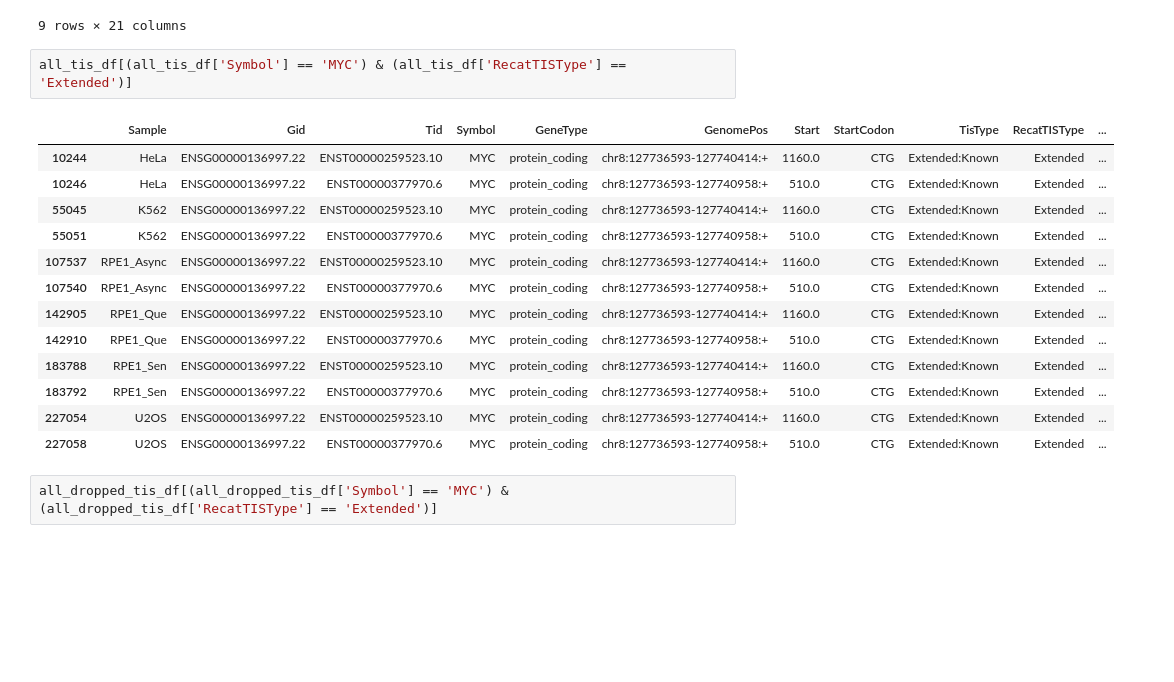
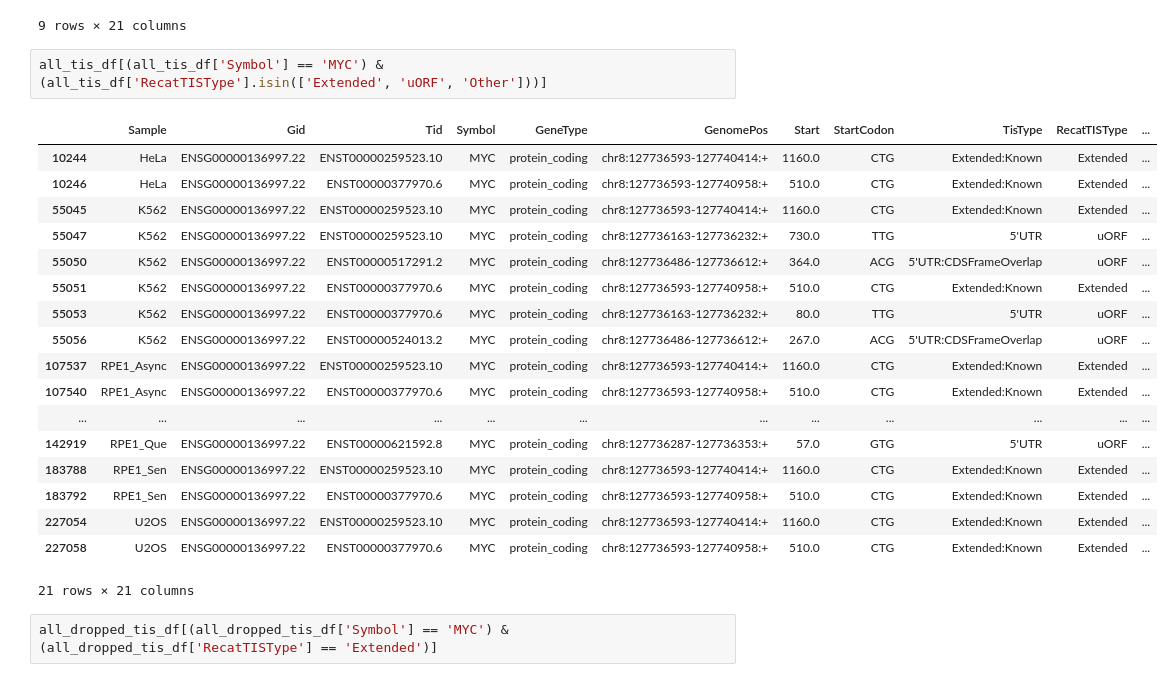
Before and after one commit to cheeseman-lab/coTISja, a Jupyter notebook: src/notebooks/explore_tis_data.ipynb, the cells around one changed output. Cells and saved outputs as stored; diff of their text form; blank space fills up the shorter version.

```diff
--- a/src/notebooks/explore_tis_data.ipynb
+++ b/src/notebooks/explore_tis_data.ipynb
@@ -706,21 +708,26 @@ og_hela_ribotish[(og_hela_ribotish['Symbol'] == 'MYC') & (og_hela_ribotish['TisT
 | 231393 | ENSG00000136997.22 | ENST00000707117.1 | MYC | protein_coding | chr8:127740877-127740958:+ | ATT | 1242 | 1323 | Novel:CDSFrameOverlap | 4 | ... |
 9 rows × 21 columns
 # %%
-all_tis_df[(all_tis_df['Symbol'] == 'MYC') & (all_tis_df['RecatTISType'] == 'Extended')]
+all_tis_df[(all_tis_df['Symbol'] == 'MYC') & (all_tis_df['RecatTISType'].isin(['Extended', 'uORF', 'Other']))]
 # %% [output]
 |  | Sample | Gid | Tid | Symbol | GeneType | GenomePos | Start | StartCodon | TisType | RecatTISType | ... |
 | 10244 | HeLa | ENSG00000136997.22 | ENST00000259523.10 | MYC | protein_coding | chr8:127736593-127740414:+ | 1160.0 | CTG | Extended:Known | Extended | ... |
 | 10246 | HeLa | ENSG00000136997.22 | ENST00000377970.6 | MYC | protein_coding | chr8:127736593-127740958:+ | 510.0 | CTG | Extended:Known | Extended | ... |
 | 55045 | K562 | ENSG00000136997.22 | ENST00000259523.10 | MYC | protein_coding | chr8:127736593-127740414:+ | 1160.0 | CTG | Extended:Known | Extended | ... |
+| 55047 | K562 | ENSG00000136997.22 | ENST00000259523.10 | MYC | protein_coding | chr8:127736163-127736232:+ | 730.0 | TTG | 5'UTR | uORF | ... |
+| 55050 | K562 | ENSG00000136997.22 | ENST00000517291.2 | MYC | protein_coding | chr8:127736486-127736612:+ | 364.0 | ACG | 5'UTR:CDSFrameOverlap | uORF | ... |
 | 55051 | K562 | ENSG00000136997.22 | ENST00000377970.6 | MYC | protein_coding | chr8:127736593-127740958:+ | 510.0 | CTG | Extended:Known | Extended | ... |
+| 55053 | K562 | ENSG00000136997.22 | ENST00000377970.6 | MYC | protein_coding | chr8:127736163-127736232:+ | 80.0 | TTG | 5'UTR | uORF | ... |
+| 55056 | K562 | ENSG00000136997.22 | ENST00000524013.2 | MYC | protein_coding | chr8:127736486-127736612:+ | 267.0 | ACG | 5'UTR:CDSFrameOverlap | uORF | ... |
 | 107537 | RPE1_Async | ENSG00000136997.22 | ENST00000259523.10 | MYC | protein_coding | chr8:127736593-127740414:+ | 1160.0 | CTG | Extended:Known | Extended | ... |
 | 107540 | RPE1_Async | ENSG00000136997.22 | ENST00000377970.6 | MYC | protein_coding | chr8:127736593-127740958:+ | 510.0 | CTG | Extended:Known | Extended | ... |
-| 142905 | RPE1_Que | ENSG00000136997.22 | ENST00000259523.10 | MYC | protein_coding | chr8:127736593-127740414:+ | 1160.0 | CTG | Extended:Known | Extended | ... |
-| 142910 | RPE1_Que | ENSG00000136997.22 | ENST00000377970.6 | MYC | protein_coding | chr8:127736593-127740958:+ | 510.0 | CTG | Extended:Known | Extended | ... |
+| ... | ... | ... | ... | ... | ... | ... | ... | ... | ... | ... | ... |
+| 142919 | RPE1_Que | ENSG00000136997.22 | ENST00000621592.8 | MYC | protein_coding | chr8:127736287-127736353:+ | 57.0 | GTG | 5'UTR | uORF | ... |
 | 183788 | RPE1_Sen | ENSG00000136997.22 | ENST00000259523.10 | MYC | protein_coding | chr8:127736593-127740414:+ | 1160.0 | CTG | Extended:Known | Extended | ... |
 | 183792 | RPE1_Sen | ENSG00000136997.22 | ENST00000377970.6 | MYC | protein_coding | chr8:127736593-127740958:+ | 510.0 | CTG | Extended:Known | Extended | ... |
 | 227054 | U2OS | ENSG00000136997.22 | ENST00000259523.10 | MYC | protein_coding | chr8:127736593-127740414:+ | 1160.0 | CTG | Extended:Known | Extended | ... |
 | 227058 | U2OS | ENSG00000136997.22 | ENST00000377970.6 | MYC | protein_coding | chr8:127736593-127740958:+ | 510.0 | CTG | Extended:Known | Extended | ... |
+21 rows × 21 columns
 # %%
 all_dropped_tis_df[(all_dropped_tis_df['Symbol'] == 'MYC') & (all_dropped_tis_df['RecatTISType'] == 'Extended')]
 # %% [output]
```
Also changed, not shown: parts of 2 cells of this notebook, 5 other files.
